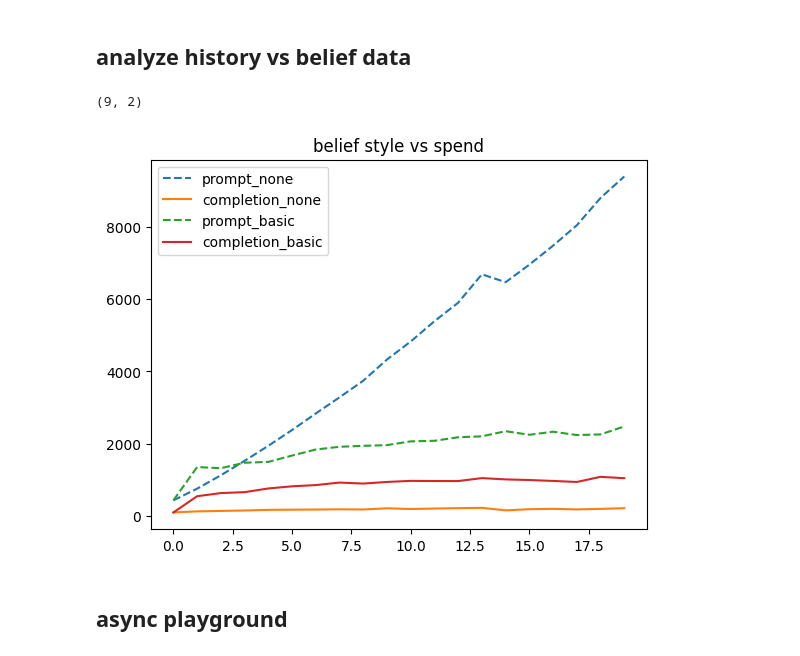
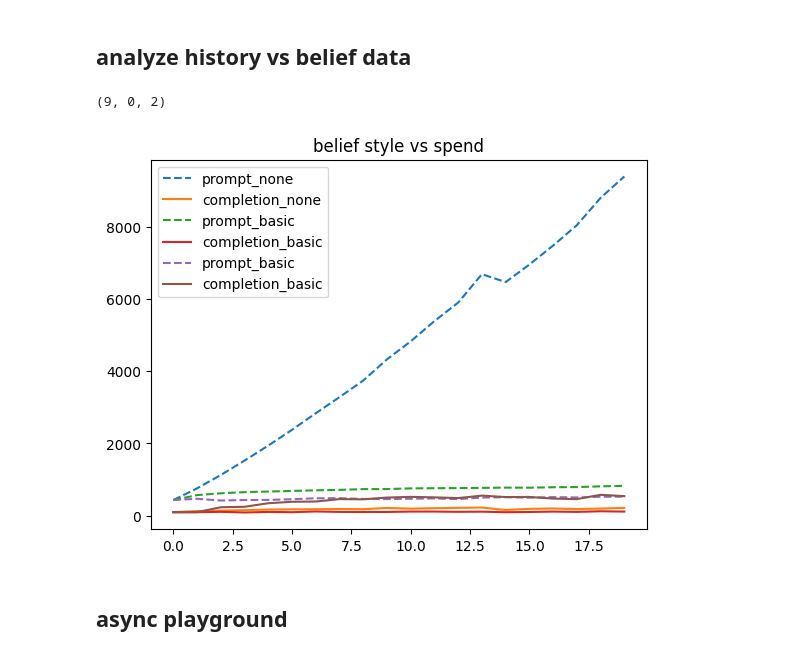
Before and after one commit to jakob-bjorner/optimal-explorer-dev, a Jupyter notebook: paprika/notebooks/development.ipynb, the cells around one changed output. Saved outputs shown, nothing was run; the diff lists cells and outputs as text; code cells hidden in the pictures.

```diff
--- a/paprika/notebooks/development.ipynb
+++ b/paprika/notebooks/development.ipynb
@@ -9,7 +9,8 @@ import matplotlib.pyplot as plt
 import json
 from collections import Counter
 file_n_0 = "/home/jbjorner3/storage/dev/optimal-explorer-dev/paprika/outputs/exploration_datasets/murder_mystery_datasets/llm_evaluation_on_murder_mystery_split_eval_agent_gpt-4o-mini_env_gpt-4o-mini_judge_gpt-4o-mini/llm_evaluation_trajectories_agent_gpt-4o-mini_env_gpt-4o-mini_judge_gpt-4o-mini_eval_0_20_seed_69_0.json"
-file_n_1 = "/home/jbjorner3/storage/dev/optimal-explorer-dev/paprika/outputs/exploration_datasets/murder_mystery_datasets/llm_evaluation_on_murder_mystery_split_eval_agent_gpt-4o-mini_env_gpt-4o-mini_judge_gpt-4o-mini/llm_evaluation_trajectories_agent_gpt-4o-mini_env_gpt-4o-mini_judge_gpt-4o-mini_eval_0_20_seed_69.json"
+file_n_1 = "/home/jbjorner3/storage/dev/optimal-explorer-dev/paprika/outputs/exploration_datasets/murder_mystery_datasets/llm_evaluation_on_murder_mystery_split_eval_agent_gpt-4o-mini_env_gpt-4o-mini_judge_gpt-4o-mini/llm_evaluation_trajectories_agent_gpt-4o-mini_env_gpt-4o-mini_judge_gpt-4o-mini_eval_0_20_seed_69_1.json"
+file_n_2 = "/home/jbjorner3/storage/dev/optimal-explorer-dev/paprika/outputs/exploration_datasets/murder_mystery_datasets/llm_evaluation_on_murder_mystery_split_eval_agent_gpt-4o-mini_env_gpt-4o-mini_judge_gpt-4o-mini/llm_evaluation_trajectories_agent_gpt-4o-mini_env_gpt-4o-mini_judge_gpt-4o-mini_eval_0_20_seed_69.json"
 # def sum_from_dict(d, key):
 #     ...
 def get_stats(data_l):
@@ -20,7 +21,7 @@ def get_stats(data_l):
     for data in data_l:
         data = data[0]
         summary_stats["total"] += 1
-        summary_stats["wins"] += (data["judge_label"] and data["goal_reached"] )
+        summary_stats["wins"] += (data["judge_label"] and data["goal_reached"])
         for i, llm_res in enumerate(data["conversation_llm_responses"]):
             if llm_res['choices'][0]['finish_reason'] == "error":
                 break
@@ -37,36 +38,37 @@ def get_stats(data_l):
                     break
                 if llm_res['usage'] is None:
                     print()
                 p_tok += usage['prompt_tokens']
                 c_tok += usage['completion_tokens']
             summary_stats['p_toks'][i] += [p_tok]
             summary_stats['c_toks'][i] += [c_tok]
     return summary_stats
 def plot(file_n):
     data_l = json.load(open(file_n, "r"))["records"]
     summary_stats = get_stats(data_l)
     # summary_stats
     p_toks = [np.mean(l) for l in summary_stats["p_toks"]]
     c_toks = [np.mean(l) for l in summary_stats["c_toks"]]
     plt.title("belief style vs spend")
     plt.plot(p_toks, label="prompt_"+summary_stats["b_style"], linestyle="--")
     plt.plot(c_toks, label="completion_"+summary_stats["b_style"])
     plt.legend()
     return summary_stats
     # plt.show()
 
 summary_0 = plot(file_n_0)
 summary_1 = plot(file_n_1)
-summary_0['wins'], summary_1['wins']
+summary_2 = plot(file_n_2)
+summary_0['wins'], summary_1['wins'], summary_2['wins']
 # data_l = json.load(open(file_n_1, "r"))["records"]
 # summary_stats = get_stats(data_l)
 # summary_stats
 # plt.bar(x = [], height=[], y)
 # data_l[0][0]["belief_config"]['style']#["conversation_llm_responses"][0]["usage"]#['completion_tokens'] # 'prompt_tokens'
 # try belief len restriction. get model to conform with iterative refinements.
 # %% [output]
-(9, 2)
+(9, 0, 2)
-[figure, old version]
+[figure, new version]
 # %% [markdown]
 ## async playground
 # %%
```
Also changed, not shown: 4 other files.
